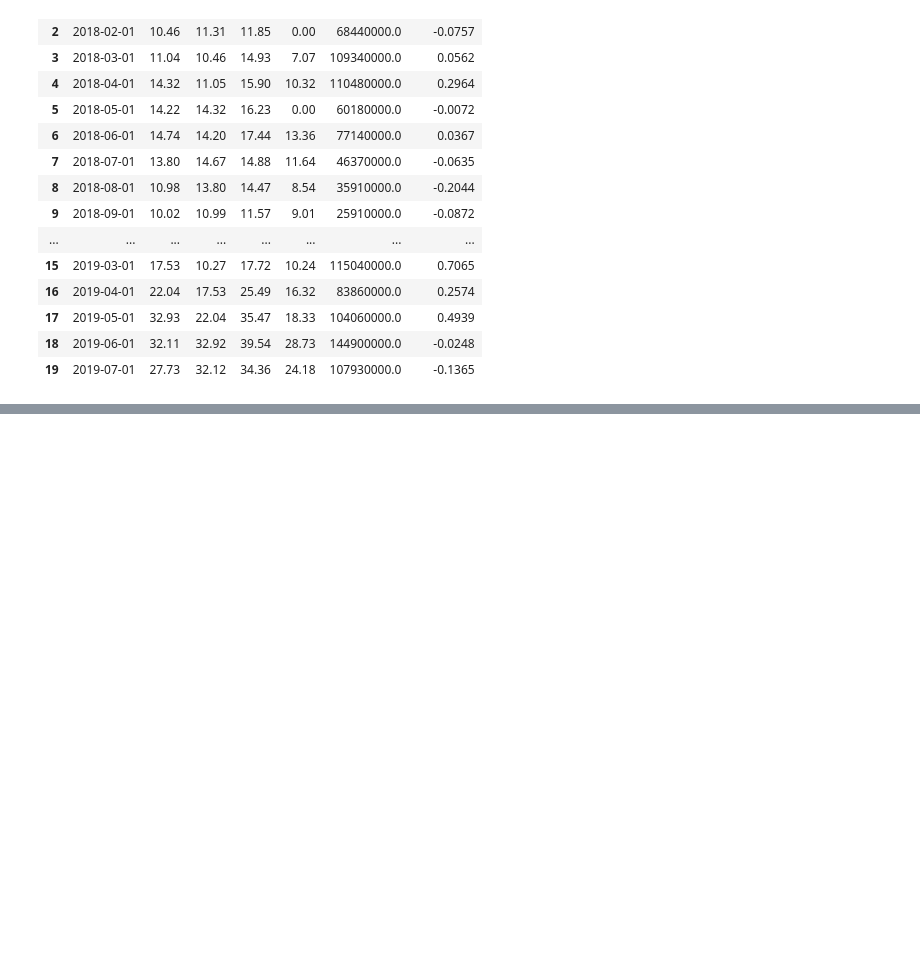
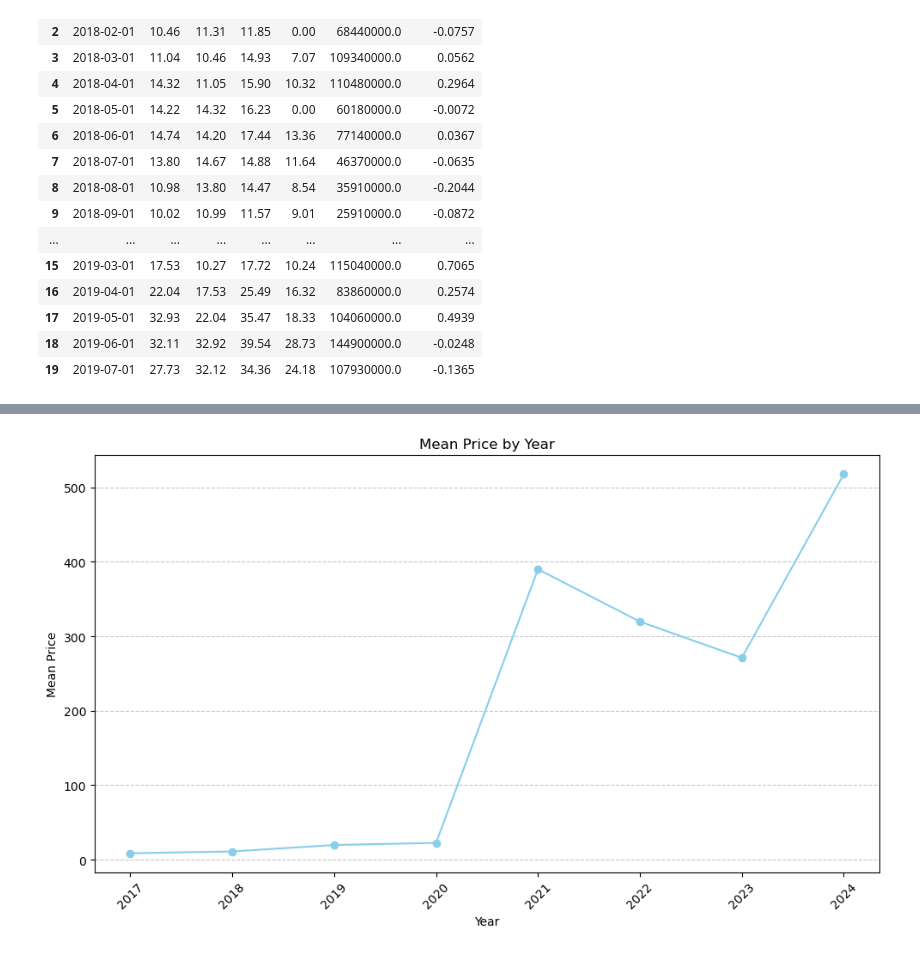
Before and after one commit to Vahe1999/BNB_Crypto_Analysis, a Jupyter notebook: Downloads/Project (1).ipynb, the cells around one changed output, grey strips where cells are left out. Drawn from its saved outputs; the diff is of its cells as text; code cells hidden in the pictures; blank space fills up the shorter version.

```diff
--- a/Downloads/Project (1).ipynb
+++ b/Downloads/Project (1).ipynb
@@ -137,0 +153,5 @@ df.head(20)
+# %%
+df['Year'] = df['Date'].dt.year
+mean_price_by_year = df.groupby('Year')['Price'].mean()
+
+print(mean_price_by_year)
@@ -137,0 +169,12 @@ df.head(20)
+# %%
+plt.figure(figsize=(10, 6))
+plt.plot(mean_price_by_year.index, mean_price_by_year.values, marker='o', color='skyblue', linestyle='-')
+plt.title('Mean Price by Year')
+plt.xlabel('Year')
+plt.ylabel('Mean Price')
+plt.xticks(rotation=45)
+plt.grid(axis='y', linestyle='--', alpha=0.7)
+plt.tight_layout()
+plt.show()
+# %% [output]
+[figure, added]
```
Also changed, not shown: parts of 4 cells of this notebook.
